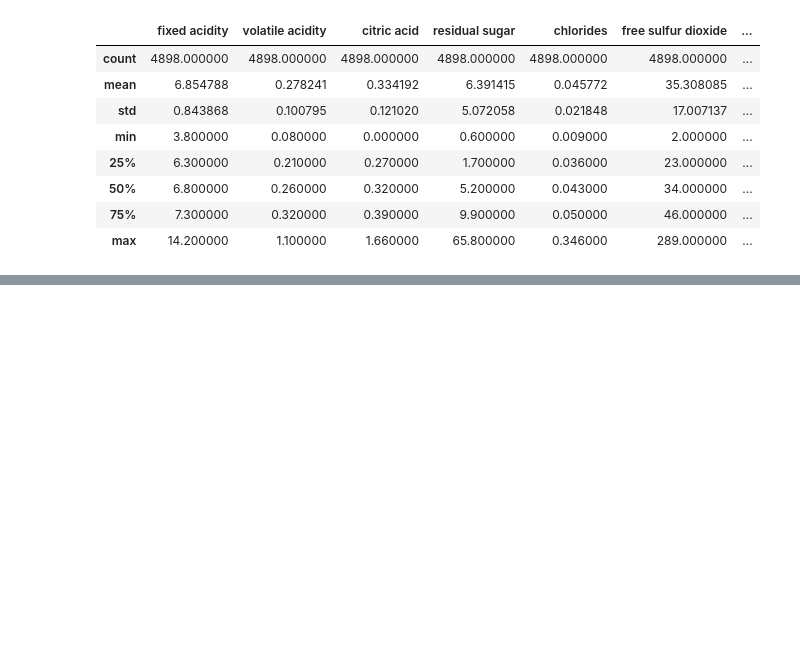
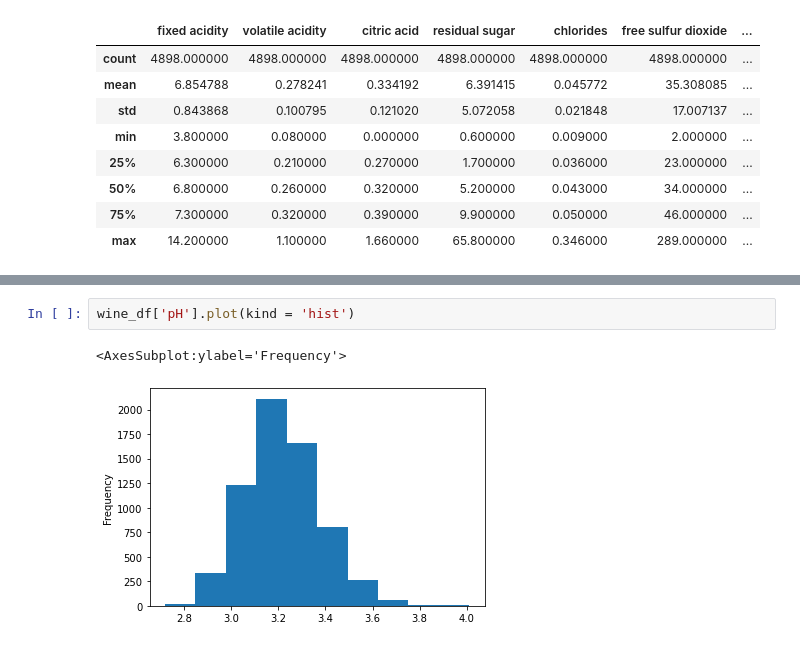
Before and after one commit to oscarmendozach/CaseStudy1, a Jupyter notebook: Wines Analysis.ipynb, the cells around one changed output, grey strips where cells are left out. Cells and saved outputs as stored; diff of their text form; blank space fills up the shorter version.

```diff
--- a/Wines Analysis.ipynb
+++ b/Wines Analysis.ipynb
@@ -100,0 +165,5 @@ df_white.describe()
+# %%
+wine_df['pH'].plot(kind = 'hist')
+# %% [output]
+<AxesSubplot:ylabel='Frequency'>
+[figure, added]
```
Also changed, not shown: parts of 37 cells of this notebook, 7 other files.
